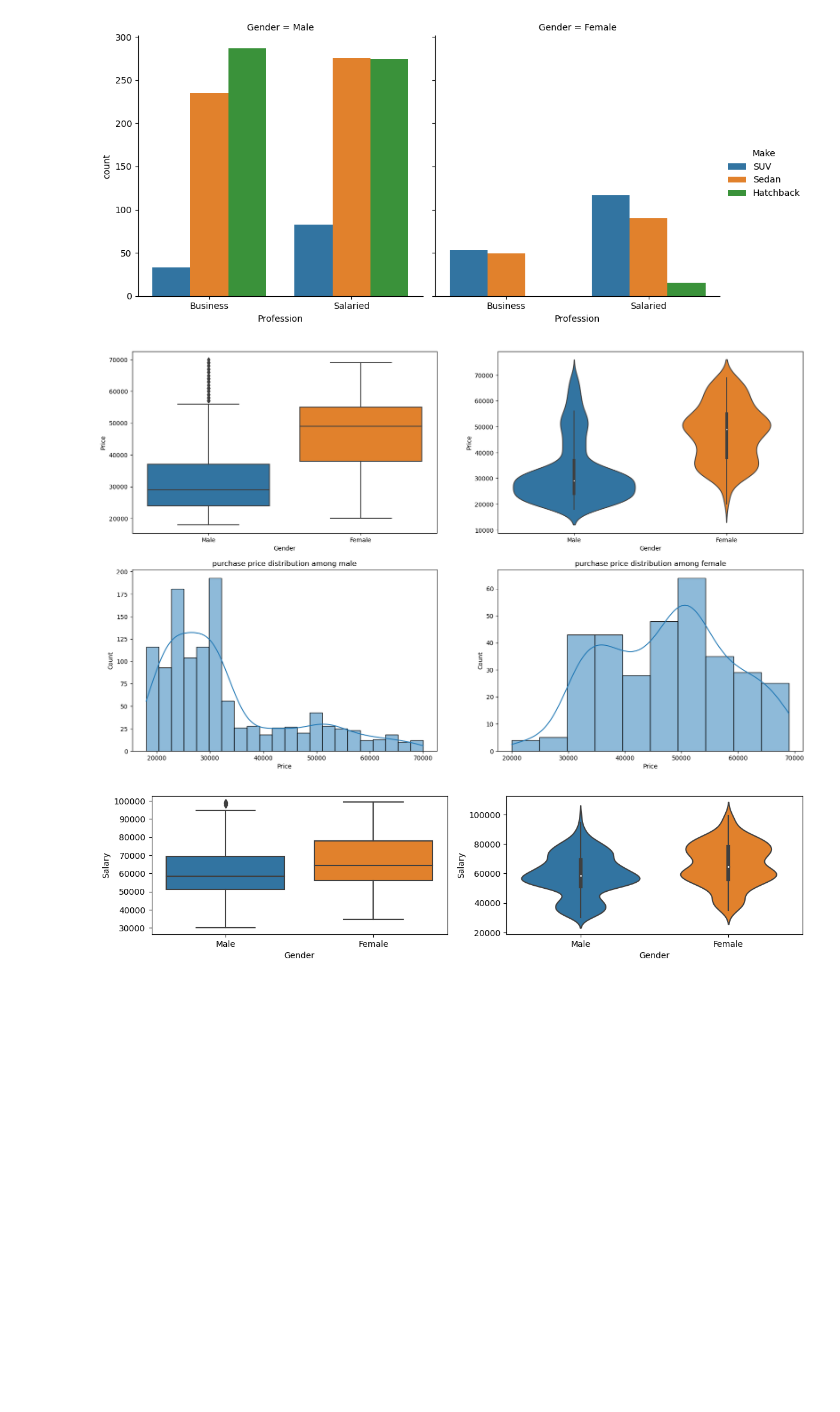
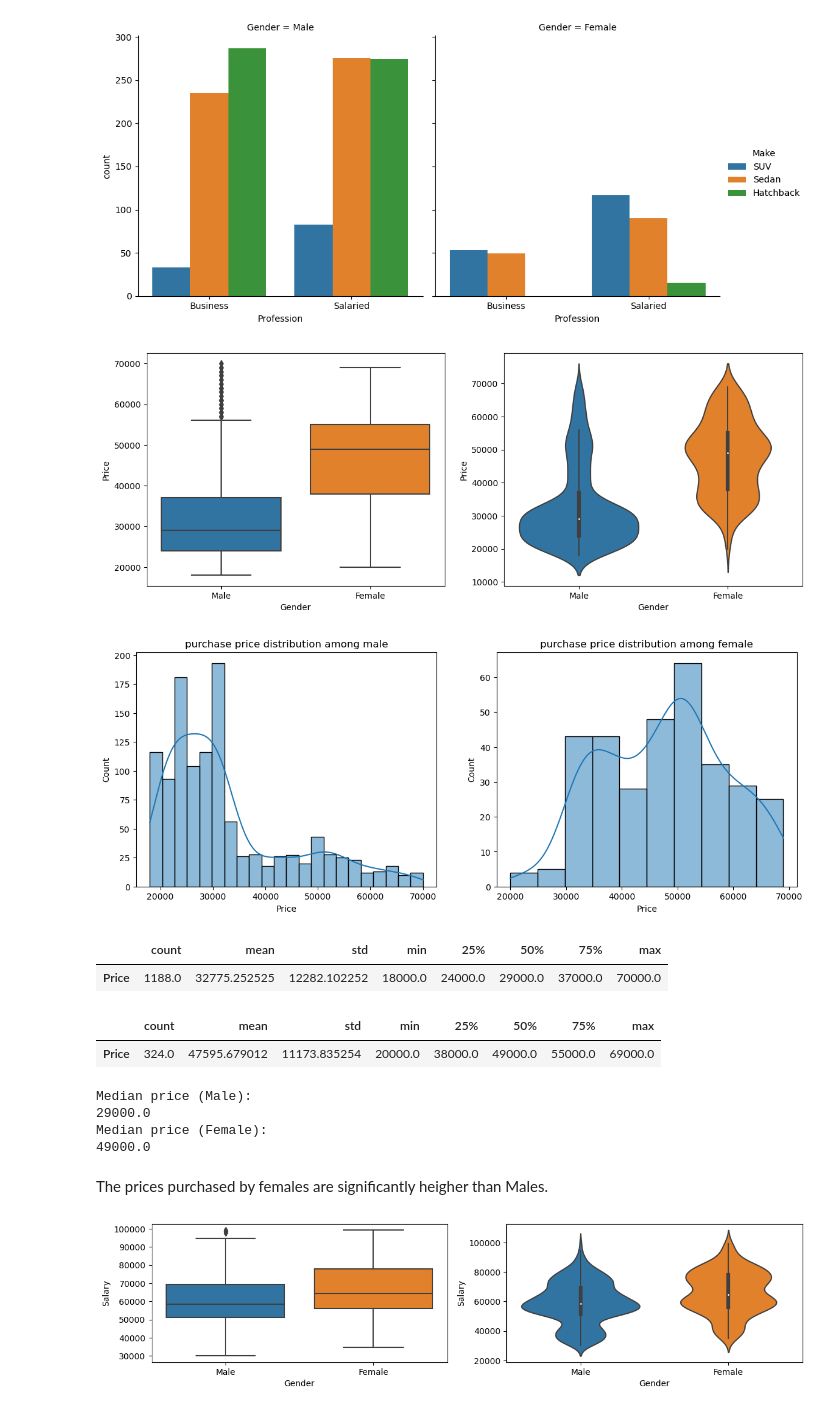
Before and after one commit to airbendor890/ML_AUG, a Jupyter notebook: PDS_project_Haraprasad_coded.ipynb, the cells around one changed output. Drawn from its saved outputs; the diff is of its cells as text; code cells hidden in the pictures; blank space fills up the shorter version.

```diff
--- a/PDS_project_Haraprasad_coded.ipynb
+++ b/PDS_project_Haraprasad_coded.ipynb
@@ -693,21 +740,47 @@ plt.show()
 [figure]
 # %%
 ## purchase distribution among male and female buyers
-plt.figure(figsize=(20,12))
-plt.subplot(221)
+plt.figure(figsize=(14,5))
+plt.subplot(121)
 sns.boxplot(data=df,x='Gender',y='Price')
-plt.subplot(222)
+plt.subplot(122)
 sns.violinplot(data=df,x='Gender',y='Price')
-plt.subplot(223)
+plt.savefig('purchase_gender_dist.png',dpi=400)
+plt.show()
+
+plt.figure(figsize=(14,5))
+plt.subplot(121)
 plt.title('purchase price distribution among male')
 sns.histplot(data=df.loc[df['Gender']=='Male',['Price']],x='Price',kde=True)
-plt.subplot(224)
+plt.subplot(122)
 plt.title('purchase price distribution among female')
 sns.histplot(data=df.loc[df['Gender']=='Female',['Price']],x='Price',kde=True)
-# plt.savefig('purchase_gender_dist.png',dpi=400)
 plt.show()
 # %% [output]
-[figure, old version]
+[figure, new version]
+[figure, added]
+# %%
+df[df['Gender']=='Male'][['Price']].describe().T
+# %% [output]
+|  | count | mean | std | min | 25% | 50% | 75% | max |
+| Price | 1188.0 | 32775.252525 | 12282.102252 | 18000.0 | 24000.0 | 29000.0 | 37000.0 | 70000.0 |
+# %%
+df[df['Gender']=='Female'][['Price']].describe().T
+# %% [output]
+|  | count | mean | std | min | 25% | 50% | 75% | max |
+| Price | 324.0 | 47595.679012 | 11173.835254 | 20000.0 | 38000.0 | 49000.0 | 55000.0 | 69000.0 |
+# %%
+print('Median price (Male):')
+print(df[df['Gender']=='Male']['Price'].median())
+print('Median price (Female):')
+print(df[df['Gender']=='Female']['Price'].median())
+# %% [output]
+Median price (Male):
+29000.0
+Median price (Female):
+49000.0
+# %% [markdown]
+The prices purchased by females are significantly heigher than Males.
 # %%
 # salary distribution among male and female
 plt.figure(figsize=(14,3))
```
Also changed, not shown: parts of 17 cells of this notebook.
